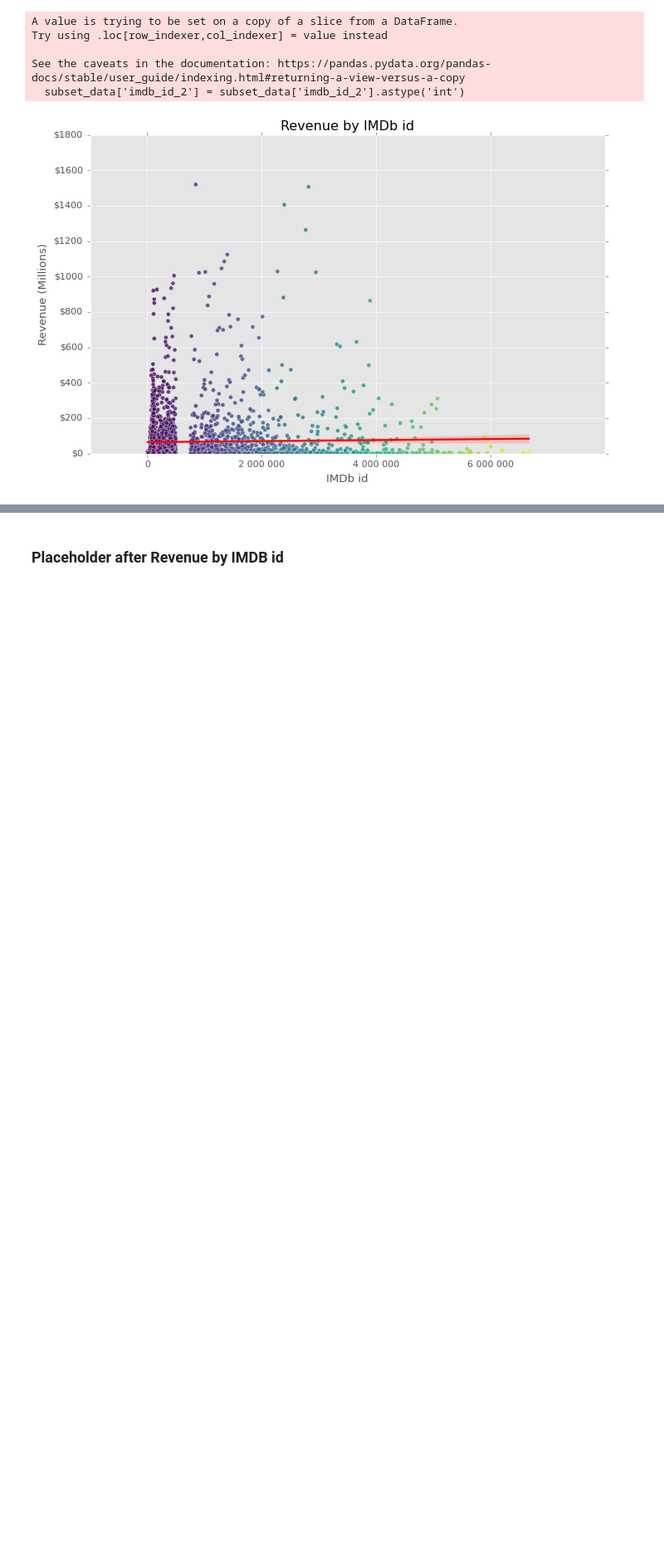
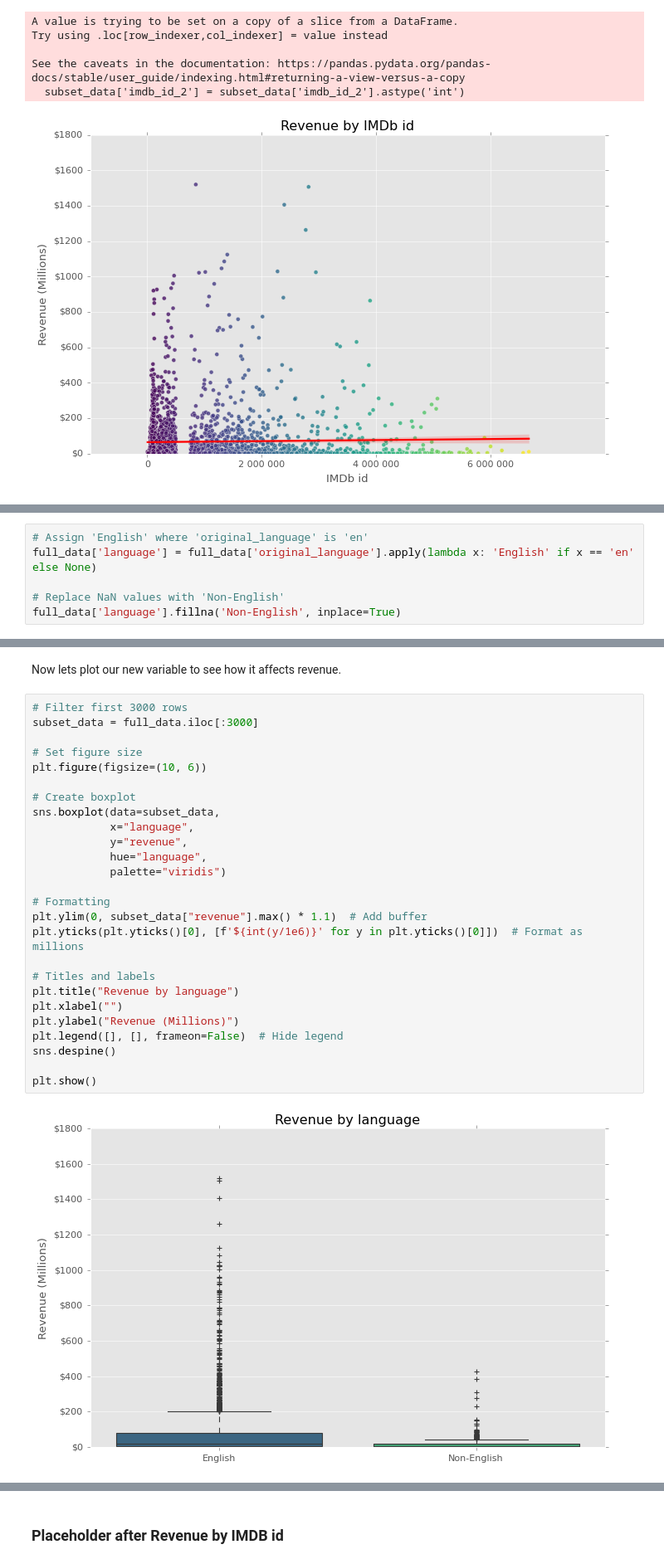
Before and after one commit to ES-Abdellatif/box-office-predictions, a Jupyter notebook: BoxOffice_Predictions_PyDraft.ipynb, the cells around one changed output, grey strips where cells are left out. Shown: that part at 83% size. Saved outputs shown, nothing was run; the diff lists cells and outputs as text; blank space fills up the shorter version.

Commit message:
Adding Plots for MEdian Revenue by Language

```diff
--- a/BoxOffice_Predictions_PyDraft.ipynb
+++ b/BoxOffice_Predictions_PyDraft.ipynb
@@ -739,0 +771,6 @@ See the caveats in the documentation: https://pandas.pydata.org/pandas-docs/stab
+# %%
+# Assign 'English' where 'original_language' is 'en'
+full_data['language'] = full_data['original_language'].apply(lambda x: 'English' if x == 'en' else None)
+
+# Replace NaN values with 'Non-English'
+full_data['language'].fillna('Non-English', inplace=True)
@@ -739,0 +784,30 @@ See the caveats in the documentation: https://pandas.pydata.org/pandas-docs/stab
+# %% [markdown]
+Now lets plot our new variable to see how it affects revenue.
+# %%
+# Filter first 3000 rows
+subset_data = full_data.iloc[:3000]
+
+# Set figure size
+plt.figure(figsize=(10, 6))
+
+# Create boxplot
+sns.boxplot(data=subset_data,
+            x="language",
+            y="revenue",
+            hue="language",
+            palette="viridis")
+
+# Formatting
+plt.ylim(0, subset_data["revenue"].max() * 1.1)  # Add buffer
+plt.yticks(plt.yticks()[0], [f'${int(y/1e6)}' for y in plt.yticks()[0]])  # Format as millions
+
+# Titles and labels
+plt.title("Revenue by language")
+plt.xlabel("")
+plt.ylabel("Revenue (Millions)")
+plt.legend([], [], frameon=False)  # Hide legend
+sns.despine()
+
+plt.show()
+# %% [output]
+[figure, added]
```
Also changed, not shown: parts of 8 cells of this notebook.
